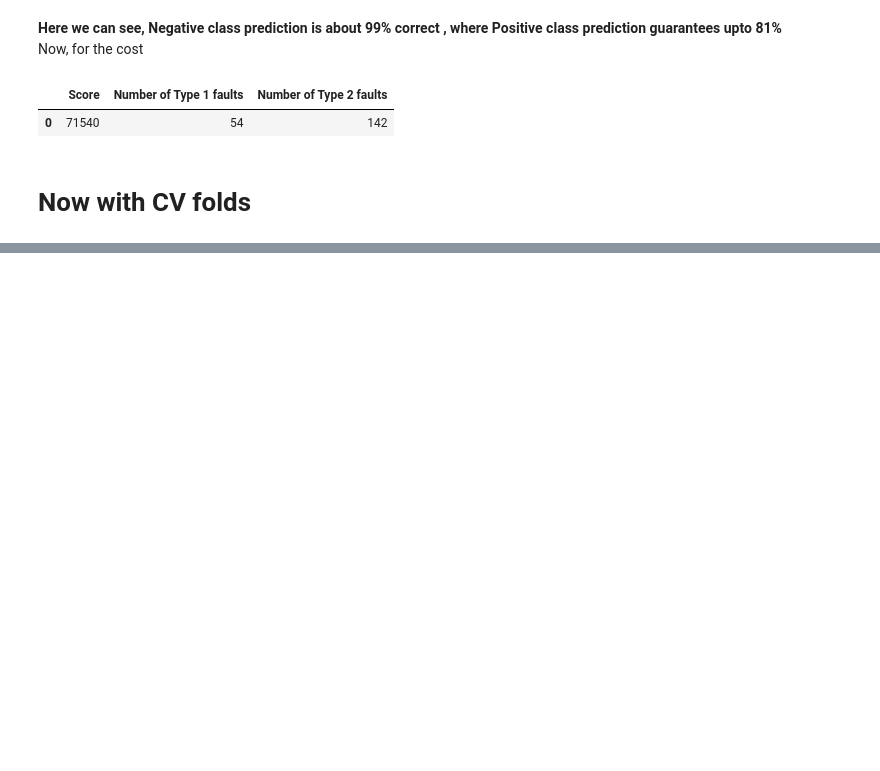
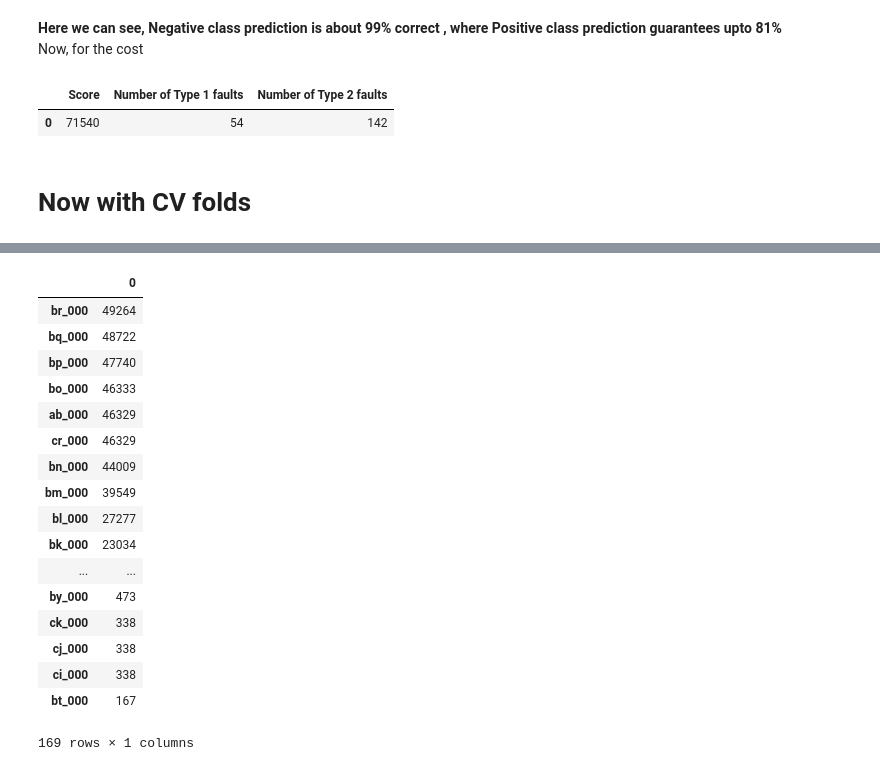
Before and after one commit to masudurHimel/ML---APS-Failure-at-Scania-Trucks-Data-Set, a Jupyter notebook: Codes/Untitled.ipynb, the cells around one changed output, grey strips where cells are left out. Cells and saved outputs as stored; diff of their text form; code cells hidden in the pictures; blank space fills up the shorter version.

```diff
--- a/Codes/Untitled.ipynb
+++ b/Codes/Untitled.ipynb
@@ -124,0 +168,21 @@ pd.DataFrame(values)
+# %%
+missing[missing[0]>80]
+# %% [output]
+|  | 0 |
+| br_000 | 49264 |
+| bq_000 | 48722 |
+| bp_000 | 47740 |
+| bo_000 | 46333 |
+| ab_000 | 46329 |
+| cr_000 | 46329 |
+| bn_000 | 44009 |
+| bm_000 | 39549 |
+| bl_000 | 27277 |
+| bk_000 | 23034 |
+| ... | ... |
+| by_000 | 473 |
+| ck_000 | 338 |
+| cj_000 | 338 |
+| ci_000 | 338 |
+| bt_000 | 167 |
+169 rows × 1 columns
```
Also changed, not shown: parts of 6 cells of this notebook, 14 other files.
